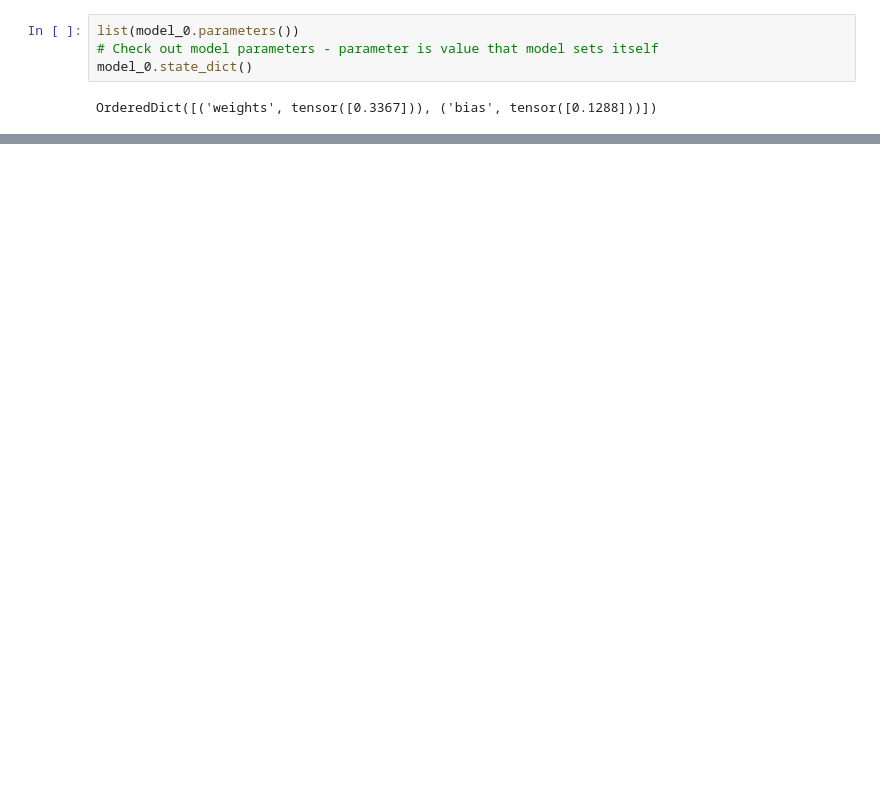
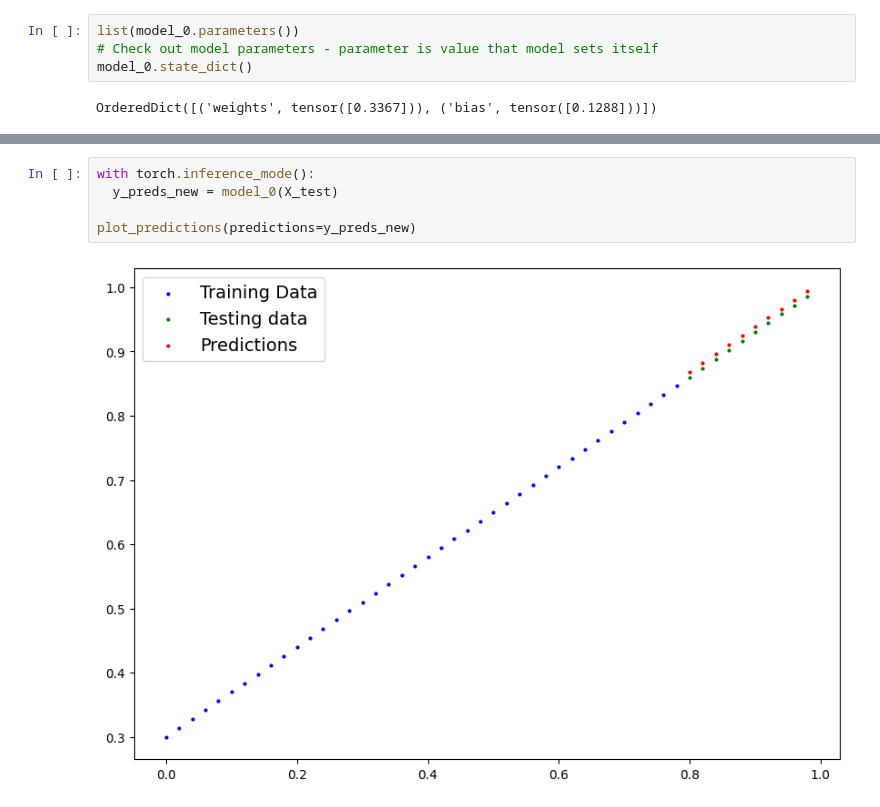
Before and after one commit to R1sh11172/PyTorch_Deep_Proj, a Jupyter notebook: 01_pytorch_workflow.ipynb, the cells around one changed output, grey strips where cells are left out. Saved outputs shown, nothing was run; the diff lists cells and outputs as text; blank space fills up the shorter version.

```diff
--- a/01_pytorch_workflow.ipynb
+++ b/01_pytorch_workflow.ipynb
@@ -282,0 +389,7 @@ NameError: ignored
+# %%
+with torch.inference_mode():
+  y_preds_new = model_0(X_test)
+
+plot_predictions(predictions=y_preds_new)
+# %% [output]
+[figure, added]
```
Also changed, not shown: parts of 6 cells of this notebook.
